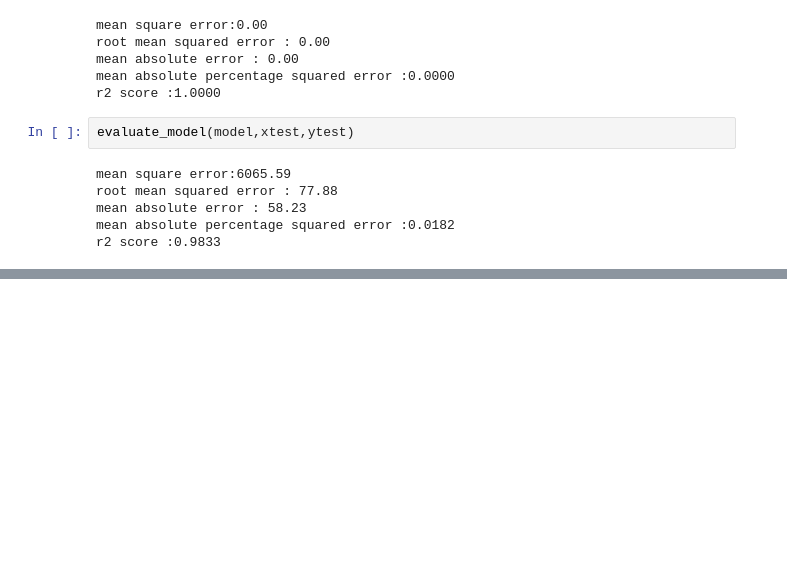
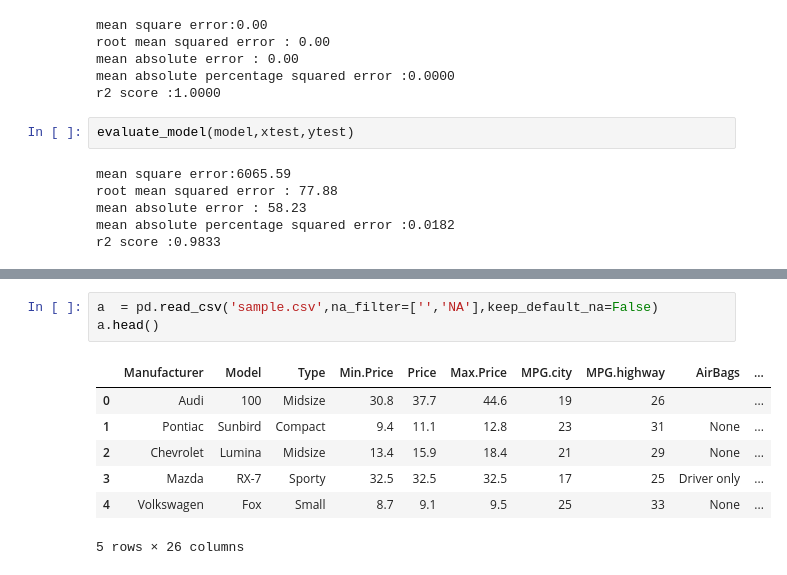
Before and after one commit to girme04/VS-code, a Jupyter notebook: Practise folder/Data preprocessing practise .ipynb, the cells around one changed output, grey strips where cells are left out. Cells and saved outputs as stored; diff of their text form; blank space fills up the shorter version.

```diff
--- a/Practise folder/Data preprocessing practise .ipynb
+++ b/Practise folder/Data preprocessing practise .ipynb
@@ -365,0 +665,11 @@ s = pd.read_csv('Ca')
+# %%
+a  = pd.read_csv('sample.csv',na_filter=['','NA'],keep_default_na=False)
+a.head()
+# %% [output]
+|  | Manufacturer | Model | Type | Min.Price | Price | Max.Price | MPG.city | MPG.highway | AirBags | ... |
+| 0 | Audi | 100 | Midsize | 30.8 | 37.7 | 44.6 | 19 | 26 |  | ... |
+| 1 | Pontiac | Sunbird | Compact | 9.4 | 11.1 | 12.8 | 23 | 31 | None | ... |
+| 2 | Chevrolet | Lumina | Midsize | 13.4 | 15.9 | 18.4 | 21 | 29 | None | ... |
+| 3 | Mazda | RX-7 | Sporty | 32.5 | 32.5 | 32.5 | 17 | 25 | Driver only | ... |
+| 4 | Volkswagen | Fox | Small | 8.7 | 9.1 | 9.5 | 25 | 33 | None | ... |
+5 rows × 26 columns
```
Also changed, not shown: parts of 39 cells of this notebook, 8 other files.
